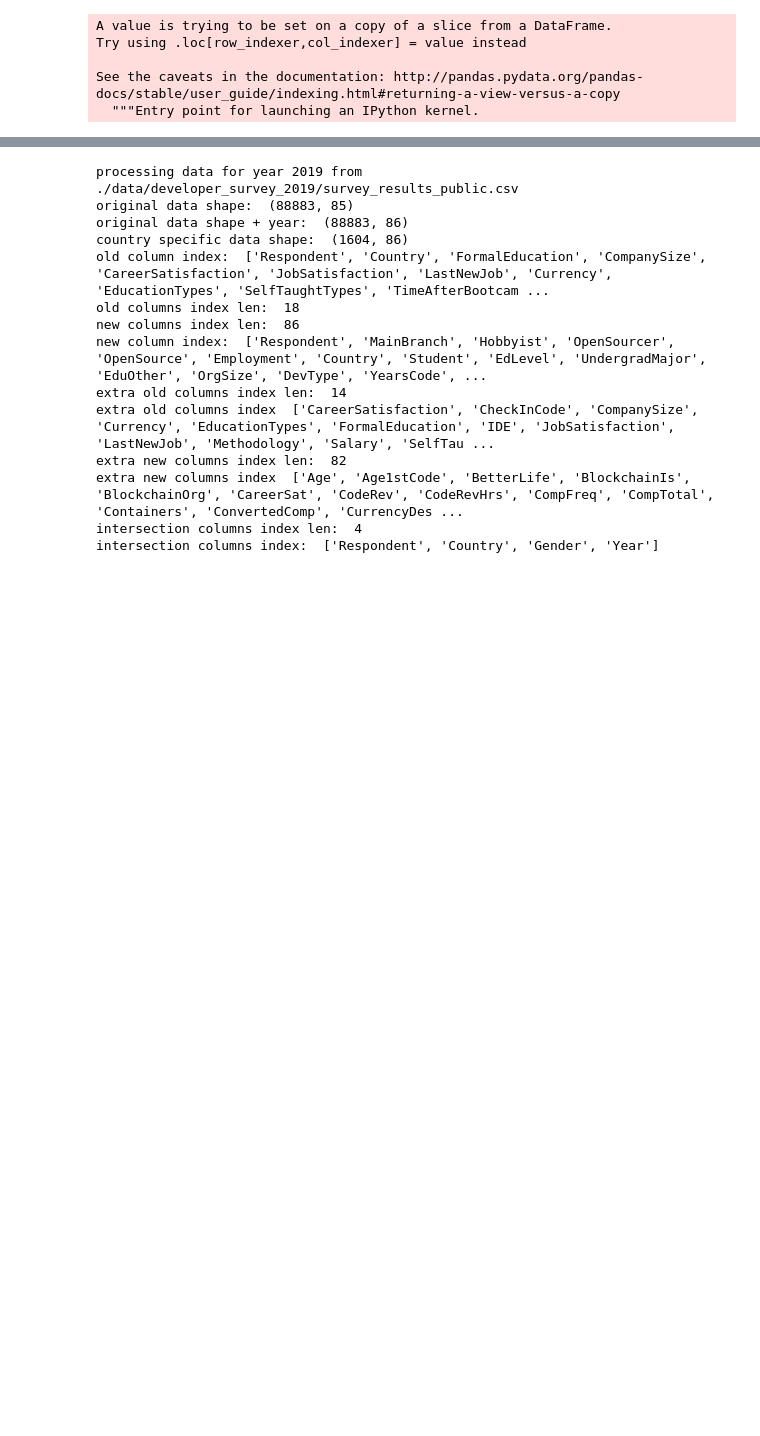
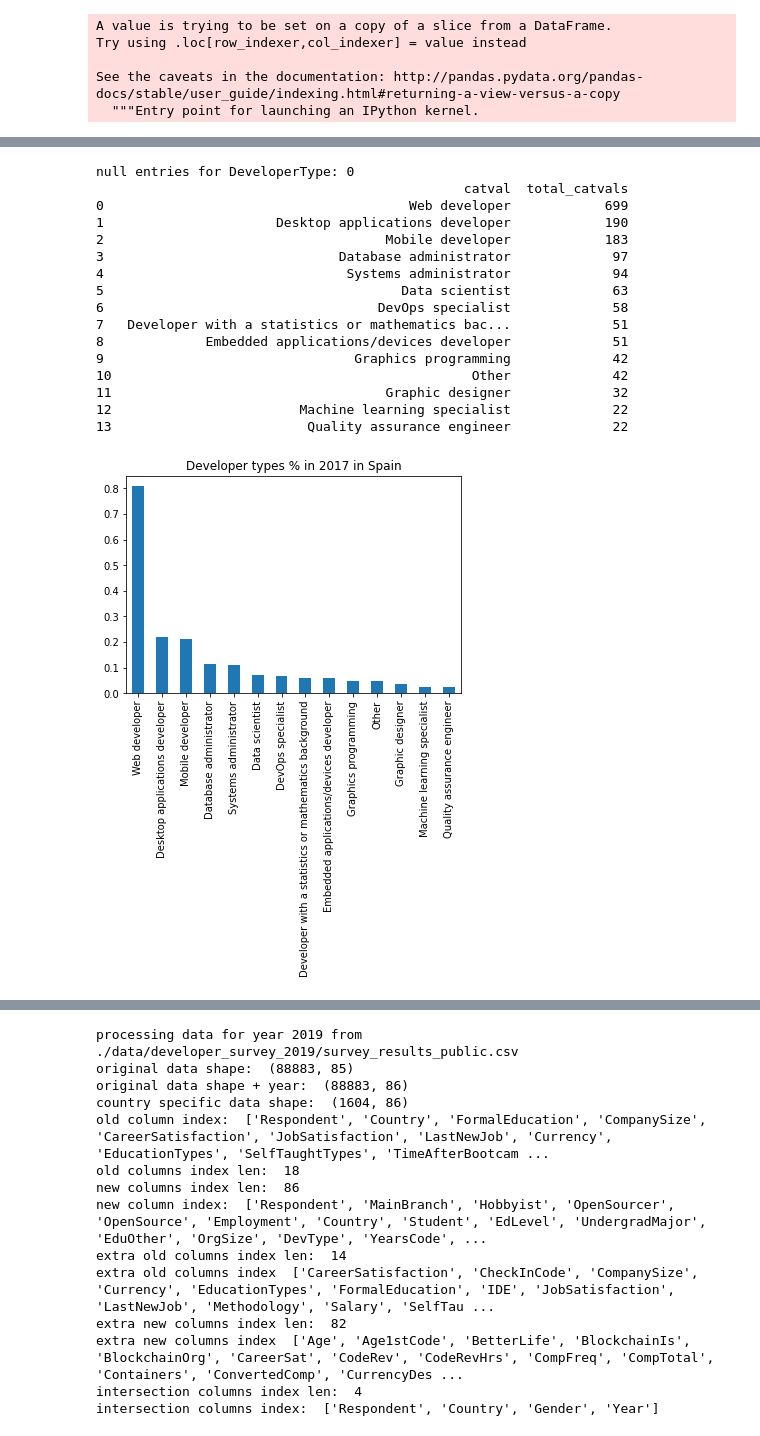
Before and after one commit to ju0gri/so-survey-data-analysis, a Jupyter notebook: project1_solution.ipynb, the cells around one changed output, grey strips where cells are left out. Drawn from its saved outputs; the diff is of its cells as text; code cells hidden in the pictures; blank space fills up the shorter version.

```diff
--- a/project1_solution.ipynb
+++ b/project1_solution.ipynb
@@ -127,0 +185,20 @@ See the caveats in the documentation: http://pandas.pydata.org/pandas-docs/stabl
+# %%
+df_exploded_grouped_2017_es, total_vals_2017_es = process_and_plot_multiple_tags_cat_col(df_2017_es, "DeveloperType", "Developer types % in 2017 in Spain")
+# %% [output]
+null entries for DeveloperType: 0
+                                               catval  total_catvals
+0                                       Web developer            699
+1                      Desktop applications developer            190
+2                                    Mobile developer            183
+3                              Database administrator             97
+4                               Systems administrator             94
+5                                      Data scientist             63
+6                                   DevOps specialist             58
+7   Developer with a statistics or mathematics bac...             51
+8             Embedded applications/devices developer             51
+9                                Graphics programming             42
+10                                              Other             42
+11                                   Graphic designer             32
+12                        Machine learning specialist             22
+13                         Quality assurance engineer             22
+[figure, added]
```
Also changed, not shown: parts of 42 cells of this notebook.
